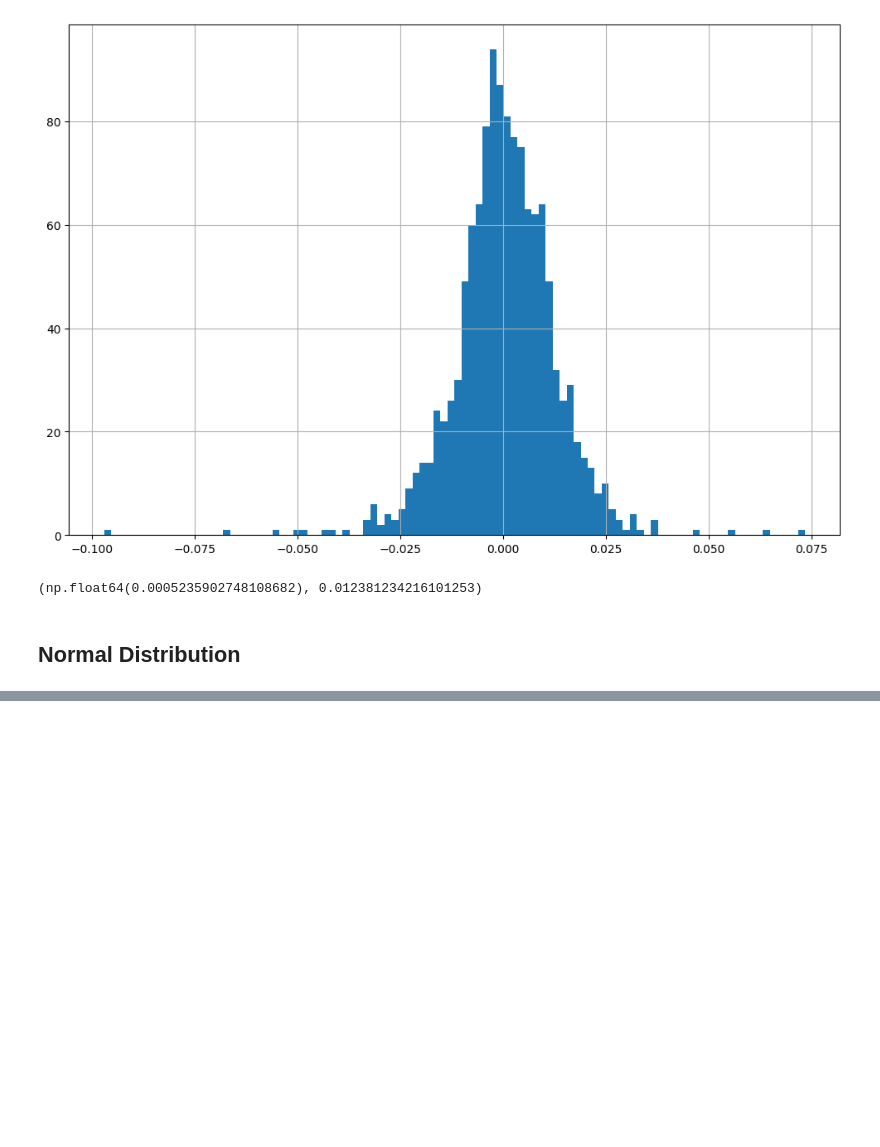
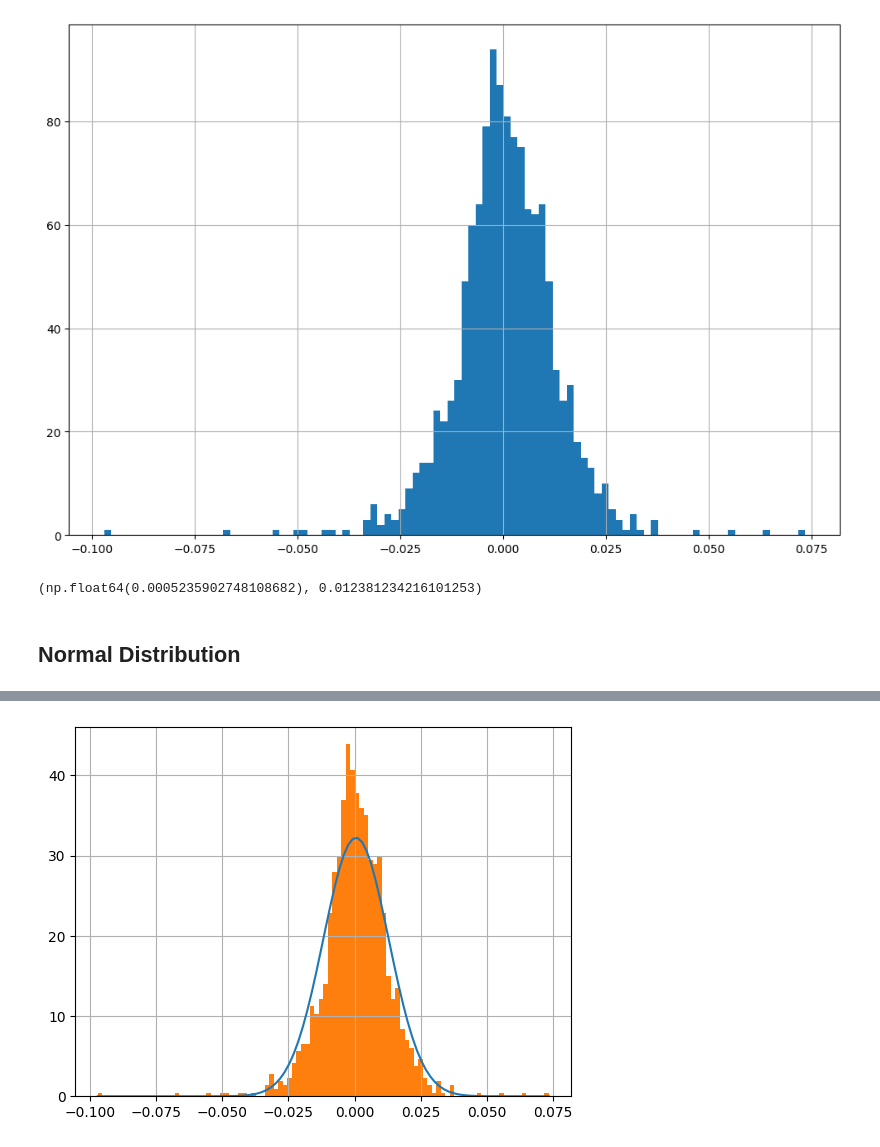
Before and after one commit to RANJEETH-RIKKALA/FINANCIAL_ENGINEERING_WITH_AI, a Jupyter notebook: Financial_Data_Statistics.ipynb, the cells around one changed output, grey strips where cells are left out. Drawn from its saved outputs; the diff is of its cells as text; code cells hidden in the pictures; blank space fills up the shorter version.

```diff
--- a/Financial_Data_Statistics.ipynb
+++ b/Financial_Data_Statistics.ipynb
@@ -99,0 +141,5 @@ sbux['log_return'].mean() , sbux['log_return'].std()
+# %%
+plt.plot(x_list,y_list);
+sbux['log_return'].hist(bins=100,density=True);
+# %% [output]
+[figure, added]
```
Also changed, not shown: parts of 23 cells of this notebook.
